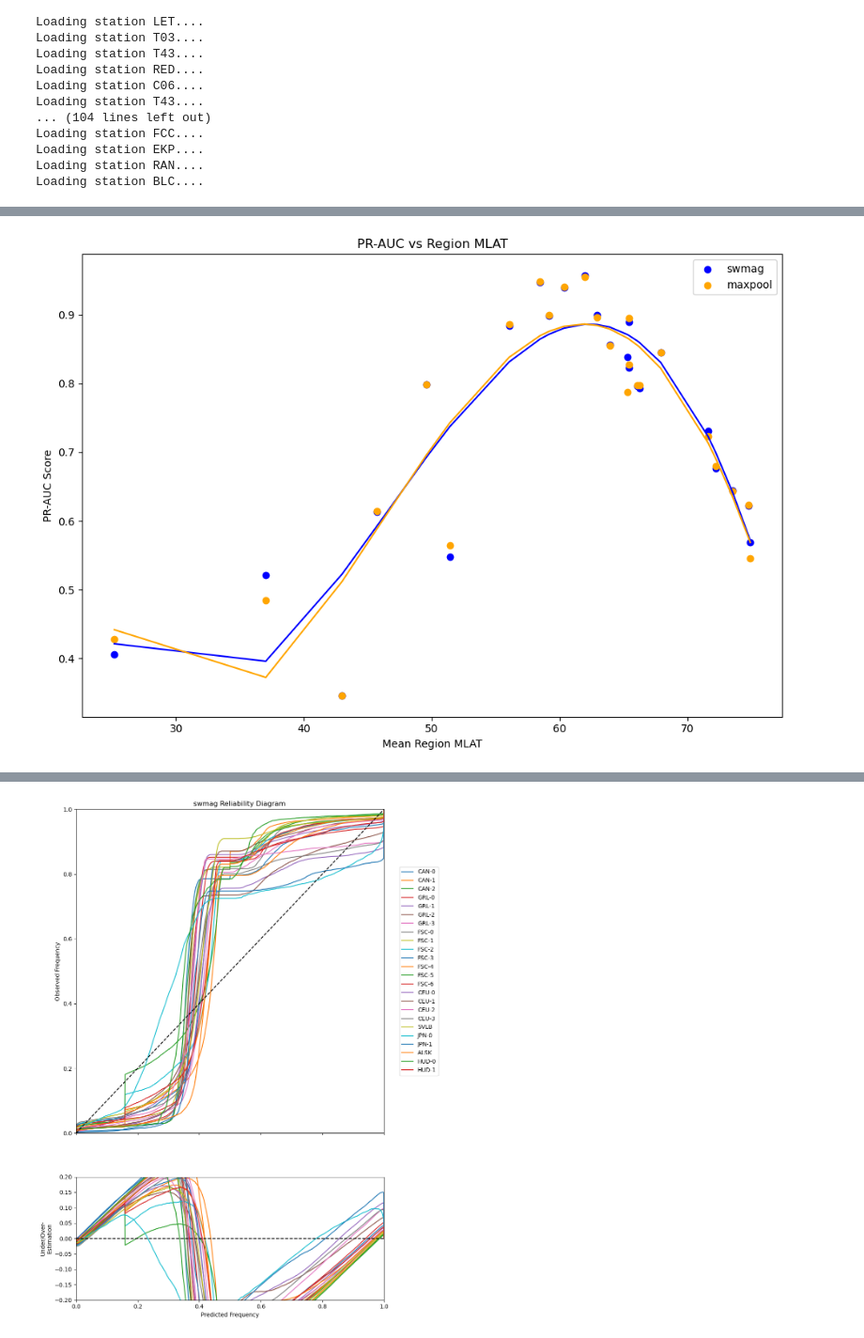
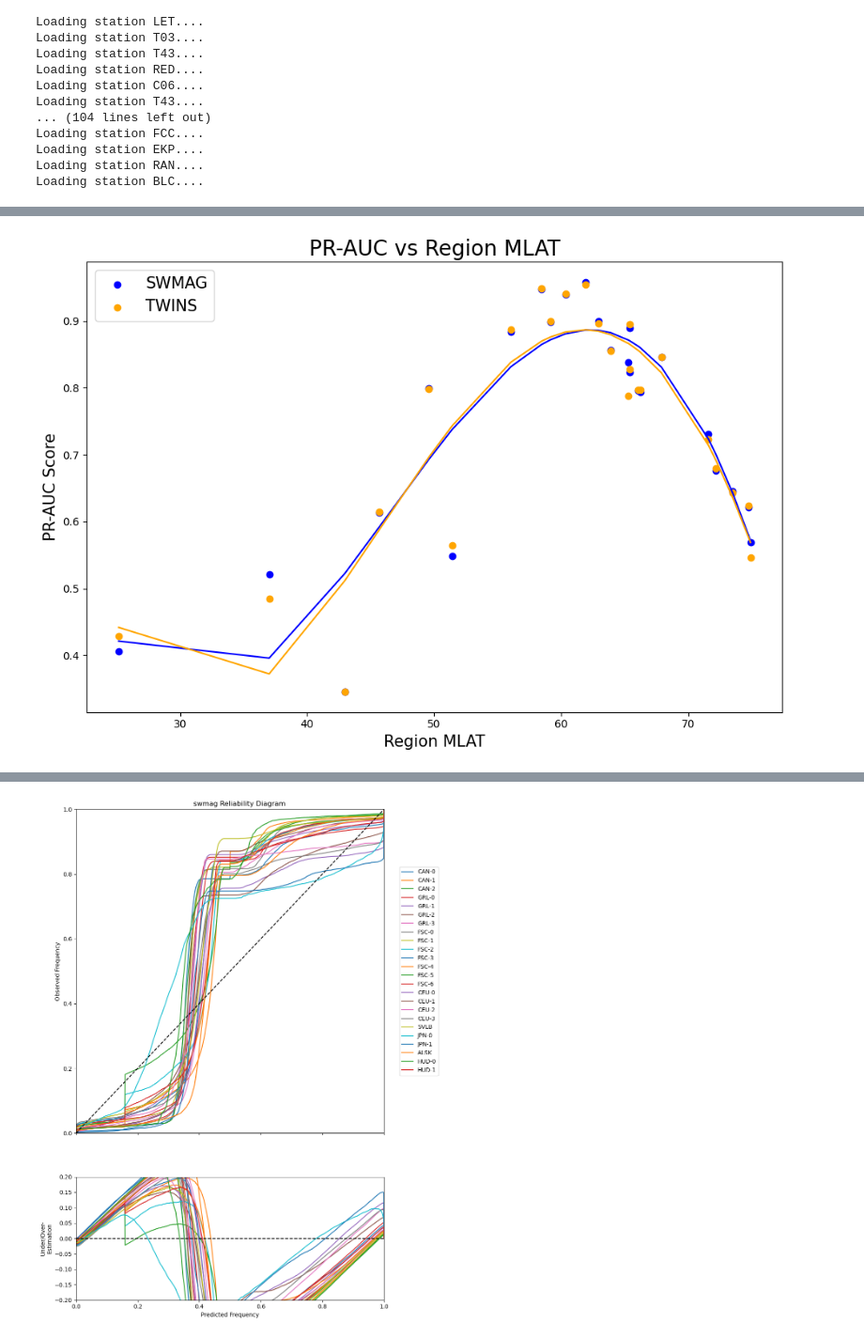
Before and after one commit to mikecoughlan/including_ion_temp_maps, a Jupyter notebook: examining_shap.ipynb, the cells around one changed output, grey strips where cells are left out. Shown at 94% size. Cells and saved outputs as stored; diff of their text form; code cells hidden in the pictures.

```diff
--- a/examining_shap.ipynb
+++ b/examining_shap.ipynb
@@ -62,17 +64,21 @@ Loading station EKP....
 Loading station RAN....
 Loading station BLC....
 # %%
-swmag_auc, maxpool_auc, mean_lat = [], [], []
+swmag_auc, maxpool_auc, swmag_roc, maxpool_roc, mean_lat = [], [], [], [], []
 for key in results.keys():
 
+	roc = roc_curve(y_true=results[key]['swmag_results']['actual'], y_score=results[key]['swmag_results']['predicted_mean'])
+	swmag_roc.append(auc(roc[0], roc[1]))
+	roc = roc_curve(y_true=results[key]['twins_results']['actual'], y_score=results[key]['twins_results']['predicted_mean'])
+	maxpool_roc.append(auc(roc[0], roc[1]))
 	prec, rec, __ = precision_recall_curve(y_true=results[key]['swmag_results']['actual'], probas_pred=results[key]['swmag_results']['predicted_mean'])
 	swmag_auc.append(auc(rec, prec))
 	prec, rec, __ = precision_recall_curve(y_true=results[key]['twins_results']['actual'], probas_pred=results[key]['twins_results']['predicted_mean'])
 	maxpool_auc.append(auc(rec, prec))
 	mean_lat.append(results[key]['mean_lat'])
 # %%
-swmag_plot_df = pd.DataFrame({'mean_lat':mean_lat, 'swmag_auc':swmag_auc})
-maxpool_plot_df = pd.DataFrame({'mean_lat':mean_lat, 'twins_auc':maxpool_auc})
+swmag_plot_df = pd.DataFrame({'mean_lat':mean_lat, 'swmag_auc':swmag_auc, 'swmag_roc':swmag_roc})
+maxpool_plot_df = pd.DataFrame({'mean_lat':mean_lat, 'twins_auc':maxpool_auc, 'twins_roc':maxpool_roc})
 
 swmag_plot_df.sort_values(by='mean_lat', inplace=True)
 maxpool_plot_df.sort_values(by='mean_lat', inplace=True)
@@ -79,21 +185,21 @@ maxpool_plot_df.sort_values(by='mean_lat', inplace=True)
 # %%
 fig, axes = plt.subplots(1,1,figsize=(10,7))
-axes.scatter(swmag_plot_df['mean_lat'], swmag_plot_df['swmag_auc'], label='swmag', color='blue')
-axes.scatter(maxpool_plot_df['mean_lat'], maxpool_plot_df['twins_auc'], label='maxpool', color='orange')
+axes.scatter(swmag_plot_df['mean_lat'], swmag_plot_df['swmag_auc'], label='SWMAG', color='blue')
+axes.scatter(maxpool_plot_df['mean_lat'], maxpool_plot_df['twins_auc'], label='TWINS', color='orange')
 
 swmag_z = np.polyfit(swmag_plot_df['mean_lat'], swmag_plot_df['swmag_auc'], 4)
 swmag_p = np.poly1d(swmag_z)
 maxpool_z = np.polyfit(maxpool_plot_df['mean_lat'], maxpool_plot_df['twins_auc'], 4)
 maxpool_p = np.poly1d(maxpool_z)
 
 axes.plot(swmag_plot_df['mean_lat'], swmag_p(swmag_plot_df['mean_lat']), color='blue')
 axes.plot(maxpool_plot_df['mean_lat'], maxpool_p(maxpool_plot_df['mean_lat']), color='orange')
 
-axes.set_xlabel('Mean Region MLAT')
-axes.set_ylabel('PR-AUC Score')
-axes.set_title('PR-AUC vs Region MLAT')
-axes.legend()
+axes.set_xlabel('Region MLAT', fontsize=15)
+axes.set_ylabel('PR-AUC Score', fontsize=15)
+axes.set_title('PR-AUC vs Region MLAT', fontsize=20)
+axes.legend(loc='upper left', fontsize=15)
 plt.tight_layout()
-plt.savefig(f'plots/pr-auc_vs_region_mlat_swmag_maxpool.png')
+plt.savefig(f'plots/GEM_2024_plots/pr-auc_vs_region_mlat_swmag_maxpool.png')
 # %% [output]
-[figure, old version]
+[figure, new version]
```
Also changed, not shown: parts of 29 cells of this notebook, 6 other files.
